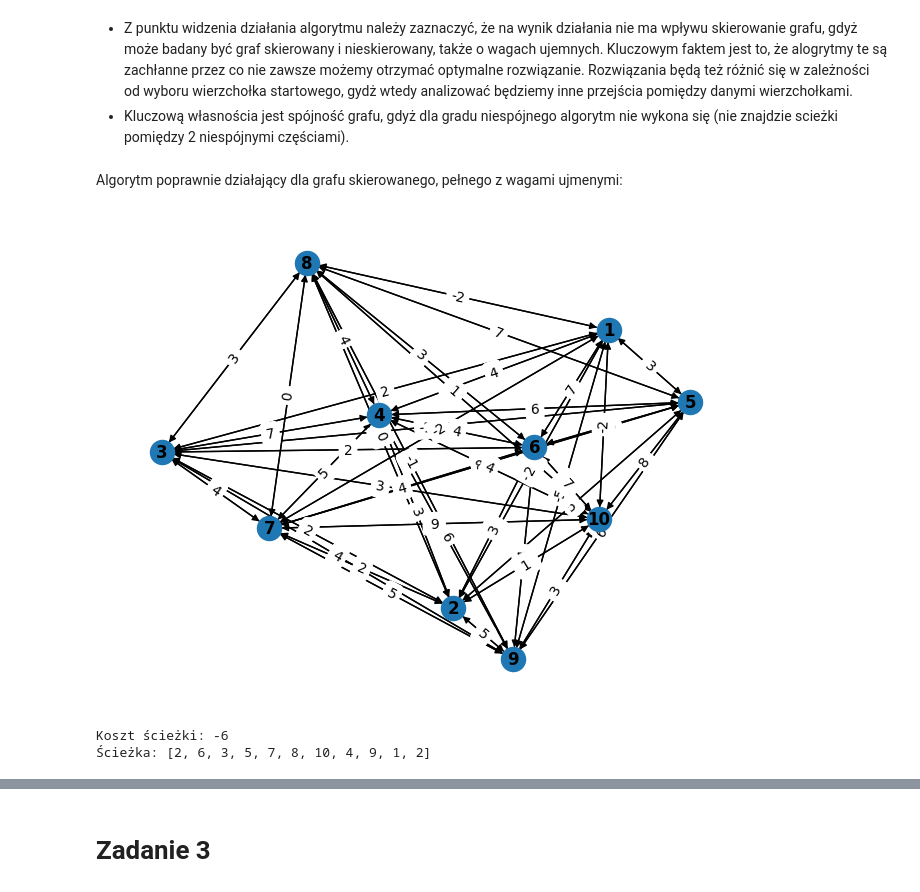
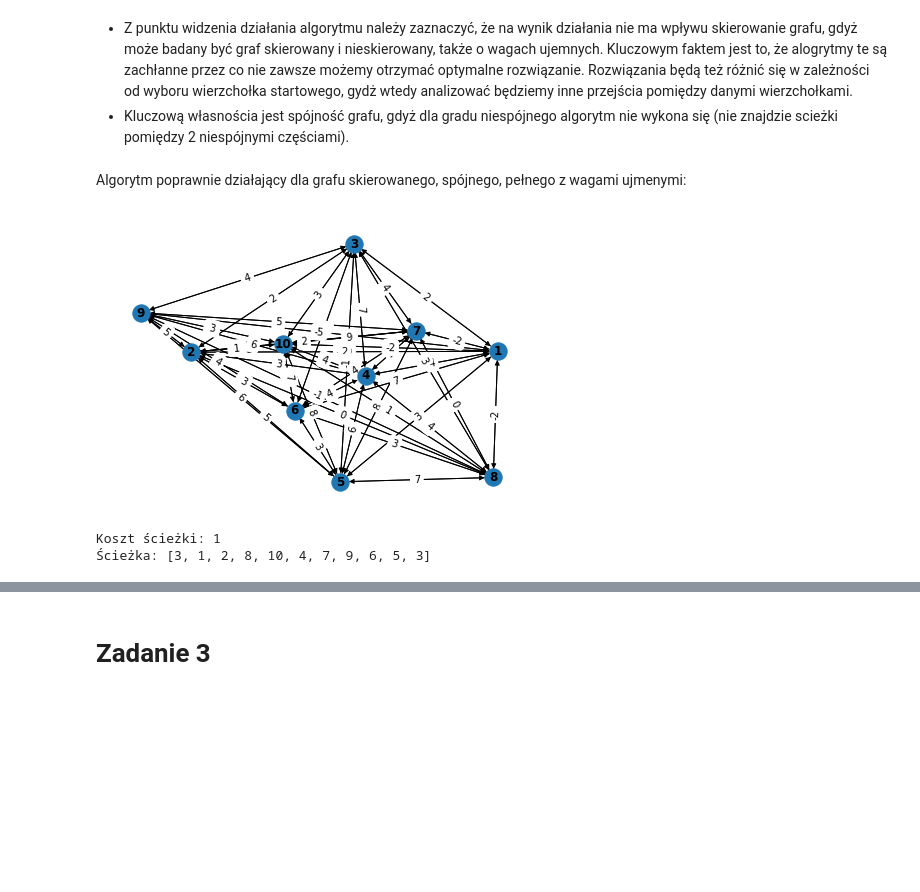
Before and after one commit to JakubStyczen/BO1, a Jupyter notebook: tsp.ipynb, the cells around one changed output, grey strips where cells are left out. Cells and saved outputs as stored; diff of their text form; code cells hidden in the pictures; blank space fills up the shorter version.

```diff
--- a/tsp.ipynb
+++ b/tsp.ipynb
@@ -13,7 +13,8 @@ edge = Tuple[int, int]
 graph = Dict[int, List]
 inf = float('inf')
 
-
+class PathNotFoundError(Exception):
+    pass
 
 def FARIN(G: graph, a: List[List[int]], s: int):
     """
@@ -44,6 +45,9 @@ def FARIN(G: graph, a: List[List[int]], s: int):
                 idx = a_row.index(v)
                 a_row[idx] = inf
                 to_visit.append(idx+1) #dodanie najdaljszych do listy do odwiedzenia z u_prev
+        #rzuca wyjątek jeżeli nie znajdziemy nastepnego wierzchołka do odwiedzenia
+        if not to_visit:
+            raise PathNotFoundError
 
         #przejscie przez wierzchołek lub wierzchołkiktóre są najdalej od u_prev
         for next in to_visit:
@@ -73,10 +77,8 @@ def FARIN(G: graph, a: List[List[int]], s: int):
             path = best_cost_path
             #usunięcie wierzchołka obecnego z nieodwiedzonych
             unvisited.remove(next)
-
         #ustawienie wierzchołka ostatnio dodanego na poprzedni
         u_prev = next
-
     cost = min_cost #dodanie minimalnego kosztu
     path.append(s) #dodanie wierzchołka początkwoego do domknięcia cyklu Hamiltona
 
@@ -122,36 +124,36 @@ Koszt ścieżki: 16
 * Z punktu widzenia działania algorytmu należy zaznaczyć, że na wynik działania nie ma wpływu skierowanie grafu, gdyż może badany być graf skierowany i nieskierowany, także o wagach ujemnych. Kluczowym faktem jest to, że alogrytmy te są zachłanne przez co nie zawsze możemy otrzymać optymalne rozwiązanie. Rozwiązania będą też różnić się w zależności od wyboru wierzchołka startowego, gydż wtedy analizować będziemy inne przejścia pomiędzy danymi wierzchołkami.
 * Kluczową własnościa jest spójność grafu, gdyż dla gradu niespójnego algorytm nie wykona się (nie znajdzie scieżki pomiędzy 2 niespójnymi częściami).
 # %% [markdown]
-Algorytm poprawnie działający dla grafu skierowanego, pełnego z wagami ujmenymi:
+Algorytm poprawnie działający dla grafu skierowanego, spójnego, pełnego z wagami ujmenymi:
 # %%
 a = [
     [inf, -10, 1, 3, 4, 6, 6, 0, 9, 5],
     [2, inf, 2, 3, 3, -1, 5, -2, 8, 10],
     [2, 2, inf, 7, -1, 3, 4, 1, 2, 5],
     [4, 3, 7, inf, 6, 4, 4, 4, 5, 4],
     [3, 5, -1, 6, inf, 3, 4, 5, 2 ,1],
     [7, 3, 2, 4, 3, inf, 3, 3, 7, 10],
     [-2, 2, 4, 5, 8, 4, inf, 1, 2, -2],
     [-2, 0, 3, 4, 7, 3, 0, inf, 3, -5],
     [-5, 5, 4, 6, 6, 4, 5, -1, inf, -2],
     [-2, 1, 3, 4, 8, 7, 9, 1, 3, inf]
     ]
 graph = {
     1: [2,3,4,5,6,7,8,9,10],
     2: [1,3,4,5,6,7,8,9,10],
     3: [1,2,4,5,6,7,8,9,10],
     4: [1,2,3,5,6,7,8,9,10],
     5: [1,2,3,4,6,7,8,9,10],
     6: [1,2,3,4,5,7,8,9,10],
     7: [1,2,3,4,5,6,8,9,10],
     8: [1,2,3,4,5,6,7,9,10],
     9: [1,2,3,4,5,6,7,8,10],
     10: [1,2,3,4,5,6,7,8,9]
 }
 info_graph(graph, a)
-cost, path = FARIN(graph, a, 2)
+cost, path = FARIN(graph, a, 3)
 print(f'Koszt ścieżki: {cost} \nŚcieżka: {path}')
 # %% [output]
-[figure, old version]
+[figure, new version]
-Koszt ścieżki: -6
-Ścieżka: [2, 6, 3, 5, 7, 8, 10, 4, 9, 1, 2]
+Koszt ścieżki: 1
+Ścieżka: [3, 1, 2, 8, 10, 4, 7, 9, 6, 5, 3]
```
Also changed, not shown: parts of 7 cells of this notebook, 13 other files.
